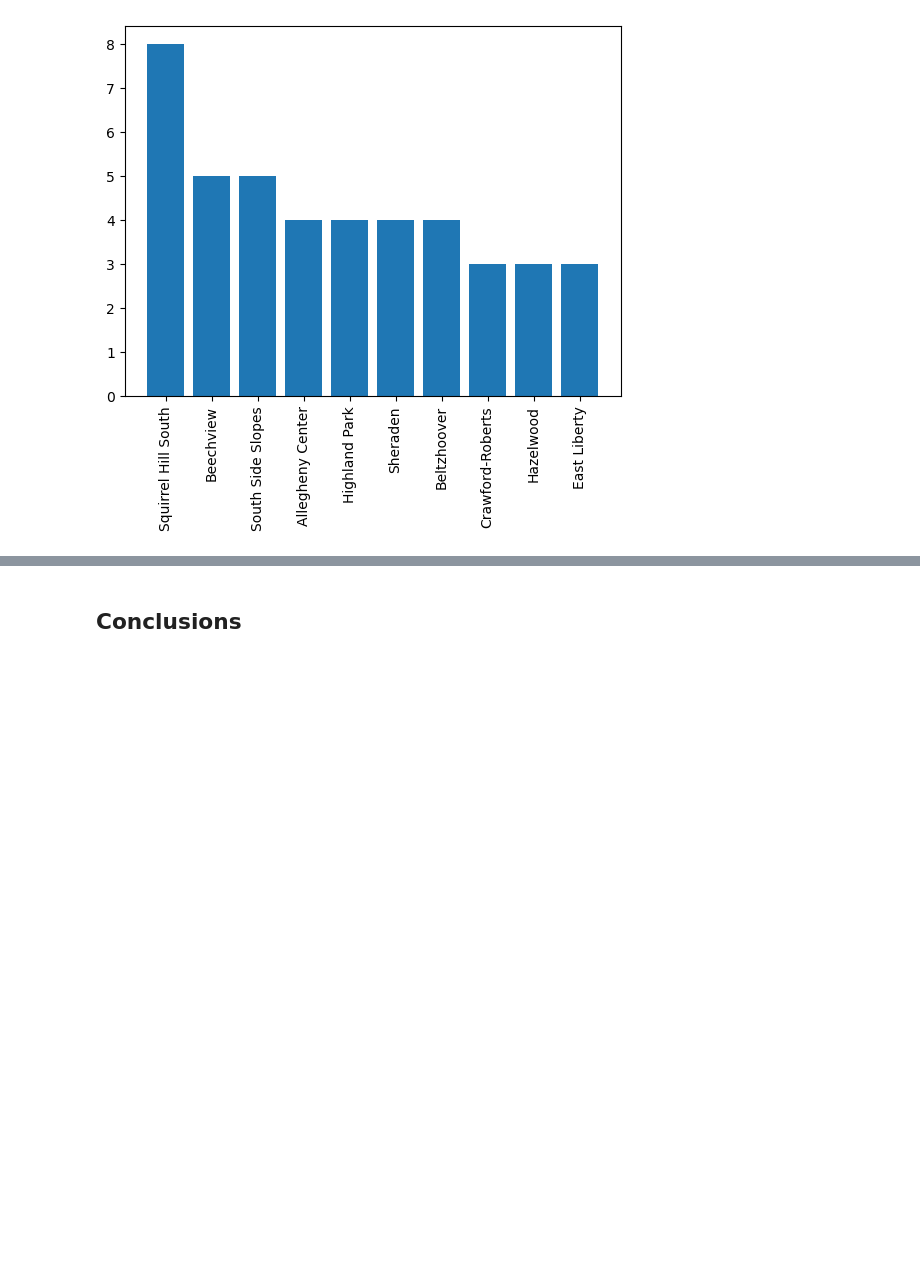
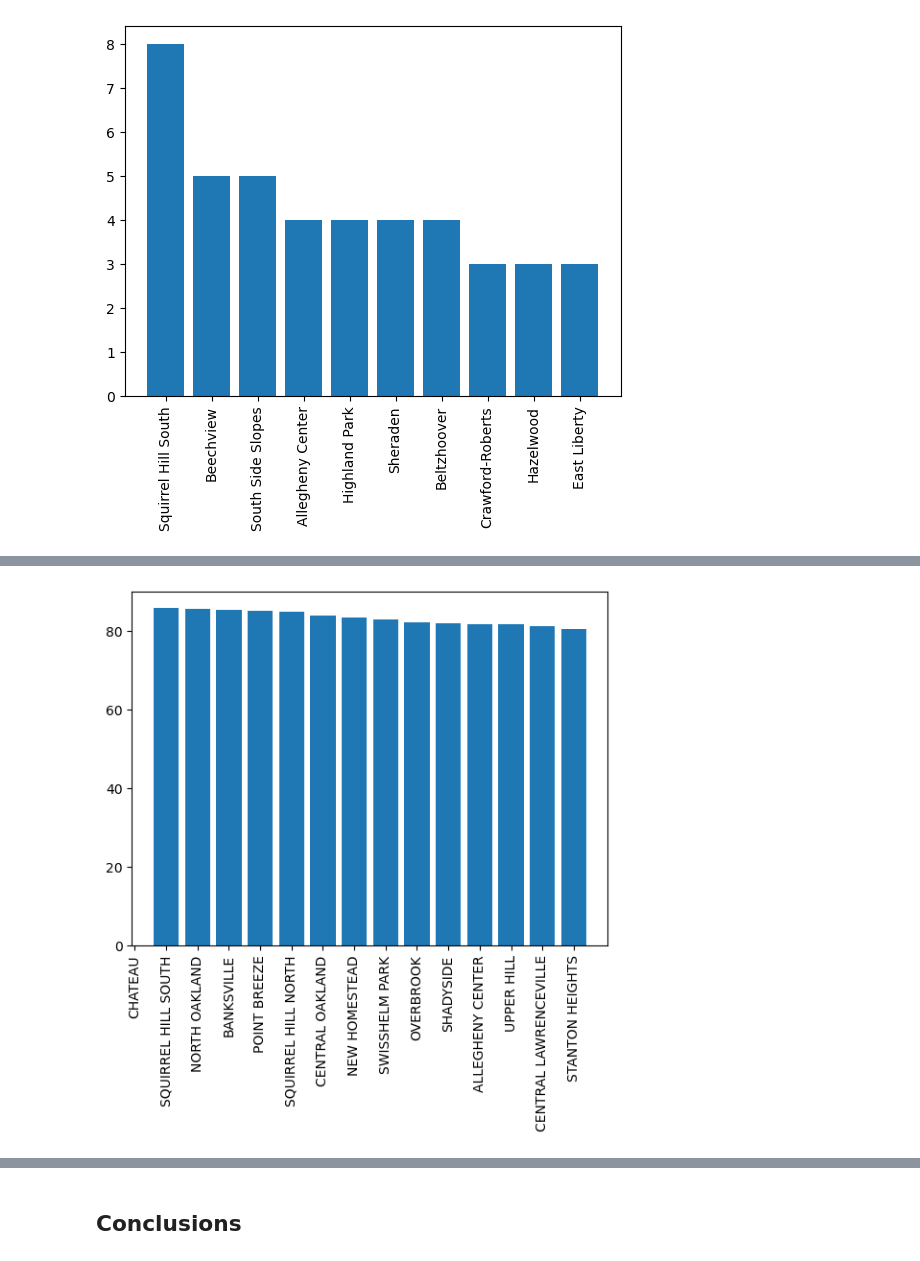
Before and after one commit to wpmPitt17/CMPINF-0010-Final-Project-Group15, a Jupyter notebook: Group_15_CMPINF0010_Final_Project.ipynb, the cells around one changed output, grey strips where cells are left out. Saved outputs shown, nothing was run; the diff lists cells and outputs as text; code cells hidden in the pictures; blank space fills up the shorter version.

```diff
--- a/Group_15_CMPINF0010_Final_Project.ipynb
+++ b/Group_15_CMPINF0010_Final_Project.ipynb
@@ -79,3 +134,35 @@ Average Age of Death for Population by Neighborhood
+# %%
+import pandas as pd
+import numpy as np
+
+deaths = pd.read_csv("nhoodmedianage20112015.csv")
+
+%matplotlib inline
+
+import matplotlib.pyplot as plt
+
+import operator
+
+neighborhoods = {}
+
+knownneighborhoods = ['ALLEGHENY CENTER','ALLEGHENY WEST','ALLENTOWN','ARLINGTON','ARLINGTON HEIGHTS','BANKSVILLE','BEDFORD DWELLINGS','BEECHVIEW','BELTZHOOVER','BLOOMFIELD','BLUFF','BON AIR','BRIGHTON HEIGHTS','BROOKLINE','CALIFORNIA-KIRKBRIDE','CARRICK','CENTRAL BUSINESS DISTRICT','CENTRAL LAWRENCEVILLE','CENTRAL NORTHSIDE','CENTRAL OAKLAND','CHARTIERS','CHATEAU','CRAFTON HEIGHTS','CRAWFORD-ROBERTS','DUQUESNE HEIGHTS','EAST ALLEGHENY','EAST CARNEGIE','EAST HILLS','EAST LIBERTY','ELLIOTT','ESPLEN','FAIRYWOOD','FRIENDSHIP','GARFIELD','GLEN HAZEL','GREENFIELD','HAYS','HAZELWOOD','HIGHLAND PARK','HOMEWOOD NORTH','HOMEWOOD SOUTH','HOMEWOOD WEST','KNOXVILLE','LARIMER','LINCOLN-LEMINGTON-BELMAR','LINCOLN PLACE','LOWER LAWRENCEVILLE','MANCHESTER','MARSHALL-SHADELAND','MIDDLE HILL','MORNINGSIDE','MOUNT OLIVER','MOUNT WASHINGTON','NEW HOMESTEAD','NORTH OAKLAND','NORTH POINT BREEZE','NORTHVIEW HEIGHTS','OAKWOOD','OVERBROOK','PERRY NORTH','PERRY SOUTH','POINT BREEZE','POLISH HILL','REGENT SQUARE','RIDGEMONT','SAINT CLAIR','SHADYSIDE','SHERADEN','SOUTH OAKLAND','SOUTH SHORE','SOUTH SIDE FLATS','SOUTH SIDE SLOPES','SPRING GARDEN','SPRING HILL-CITYVIEW','SQUIRREL HILL NORTH','SQUIRREL HILL SOUTH','STANTON HEIGHTS','STRIP DISTRICT','SUMMER HILL','SWISSHELM PARK','TERRACE VILLAGE','TROY HILL','UPPER HILL','UPPER LAWRENCEVILLE','WEST END','WEST OAKLAND','WESTWOOD','WINDGAP']
+
+count = 0
+
+for index, row in deaths.iterrows():
+    nhood = row['NEIGHBORHOOD']
+    if nhood in knownneighborhoods and row['TOTAL MD AGE AT DEATH'] != 'NaN':
+        data = row['TOTAL MD AGE AT DEATH']
+        neighborhoods[nhood] = data
+
+highest = dict(sorted(neighborhoods.items(), key=operator.itemgetter(1), reverse=True))
+
+
+plt.bar(list(highest.keys())[:15], list(highest.values())[:15])
+plt.xticks(rotation=90)
+plt.show()
+# %% [output]
+[figure, added]
 # %% [markdown]
 ## The 'Least Stressful' Neighborhood
 
```
Also changed, not shown: parts of 13 cells of this notebook, 1 other file.
